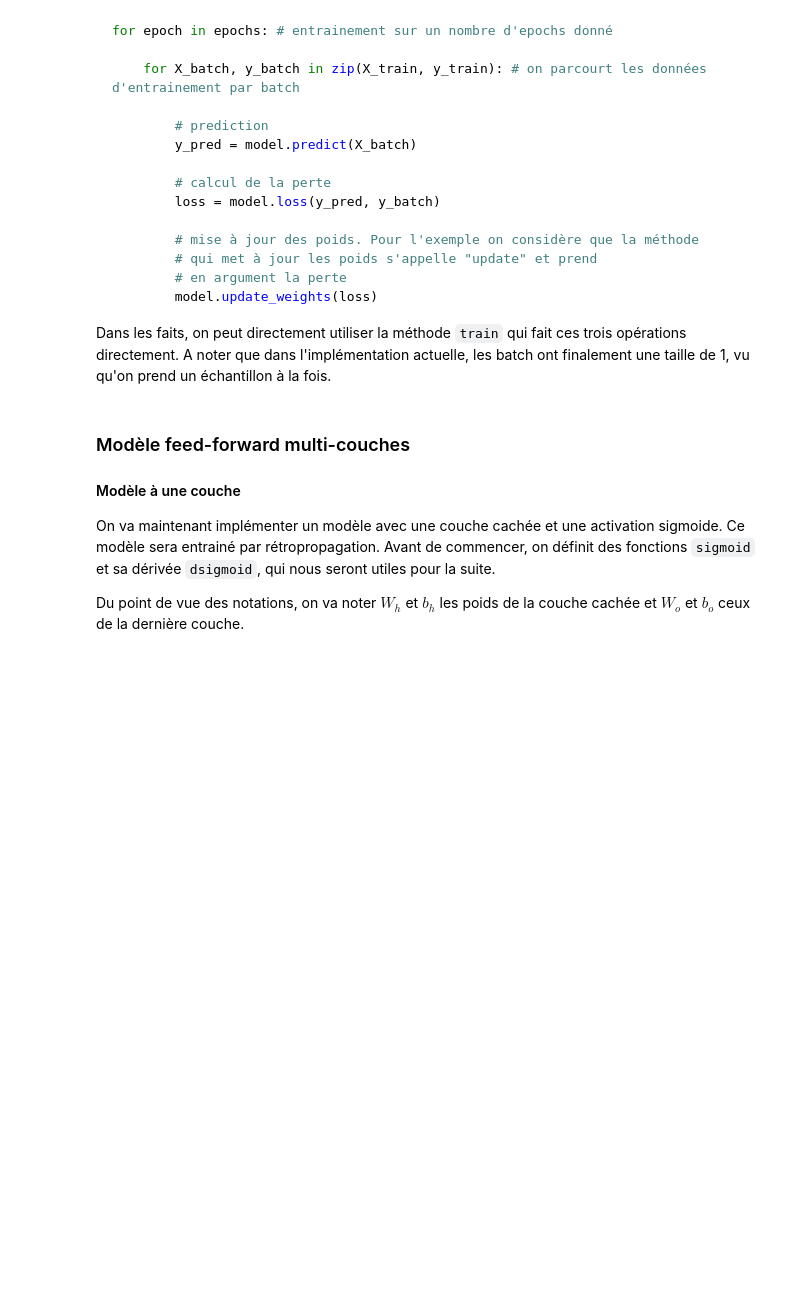
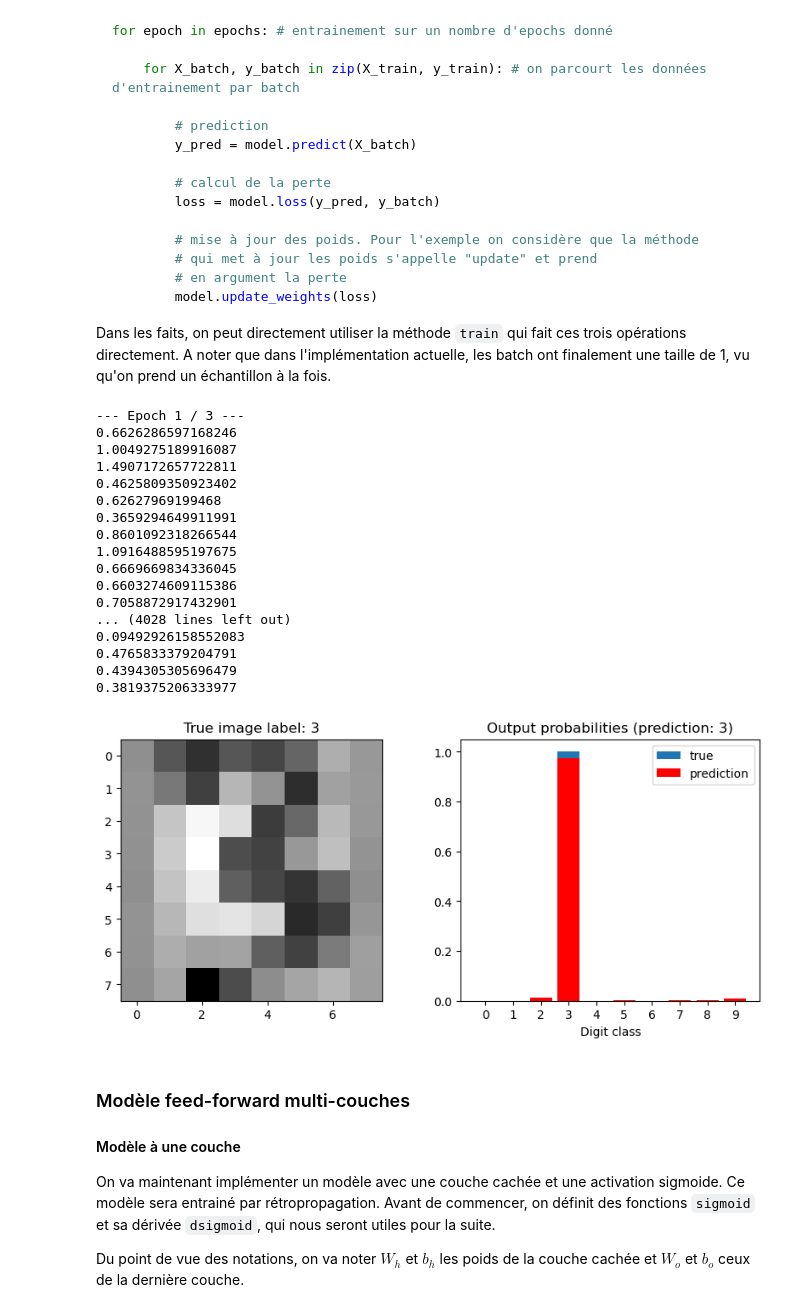
Before and after one commit to gabrielkasmi/statapp-ensae, a Jupyter notebook: sigmoid-and-mlp.ipynb, the cells around one changed output. Drawn from its saved outputs; the diff is of its cells as text; code cells hidden in the pictures; blank space fills up the shorter version.

```diff
--- a/sigmoid-and-mlp.ipynb
+++ b/sigmoid-and-mlp.ipynb
@@ -369,21 +383,54 @@ Dans les faits, on peut directement utiliser la méthode `train` qui fait ces tr
 # %%
 # on entraine le modèle pendant 3 epochs
 # on définit le learning_rate à 0.01
 
 learning_rate = 0.01
 N_epochs = 3
 
 # définition de la boucle d'entrainement
 
 for epoch in range(N_epochs):
     print('--- Epoch', epoch+1, '/', N_epochs ,'---')
+
+    for X_batch, y_batch in zip(X_train, y_train):
+        #prediction
+        y_pred=model.predict(X_batch)
+
+        #calcul de la perte
+        loss=model.loss(X_batch, y_pred)
+        print(loss)
+        #update des poids
+
+        model.train(X_batch, y_batch, learning_rate)
+
+
     ### A compléter
+
 
 
 # maintenant que notre modèle est entrainé, on peut afficher une de ses prédictions
 
 plot_prediction(model, sample_idx=np.random.randint(0,X_test.shape[0]))
 plt.show()
+# %% [output]
+--- Epoch 1 / 3 ---
+0.6626286597168246
+1.0049275189916087
+1.4907172657722811
+0.4625809350923402
+0.62627969199468
+0.3659294649911991
+0.8601092318266544
+1.0916488595197675
+0.6669669834336045
+0.6603274609115386
+0.7058872917432901
+... (4028 lines left out)
+0.09492926158552083
+0.4765833379204791
+0.4394305305696479
+0.3819375206333977
+[figure, added]
 # %% [markdown]
 ### Modèle feed-forward multi-couches
 
```
Also changed, not shown: parts of 5 cells of this notebook.
